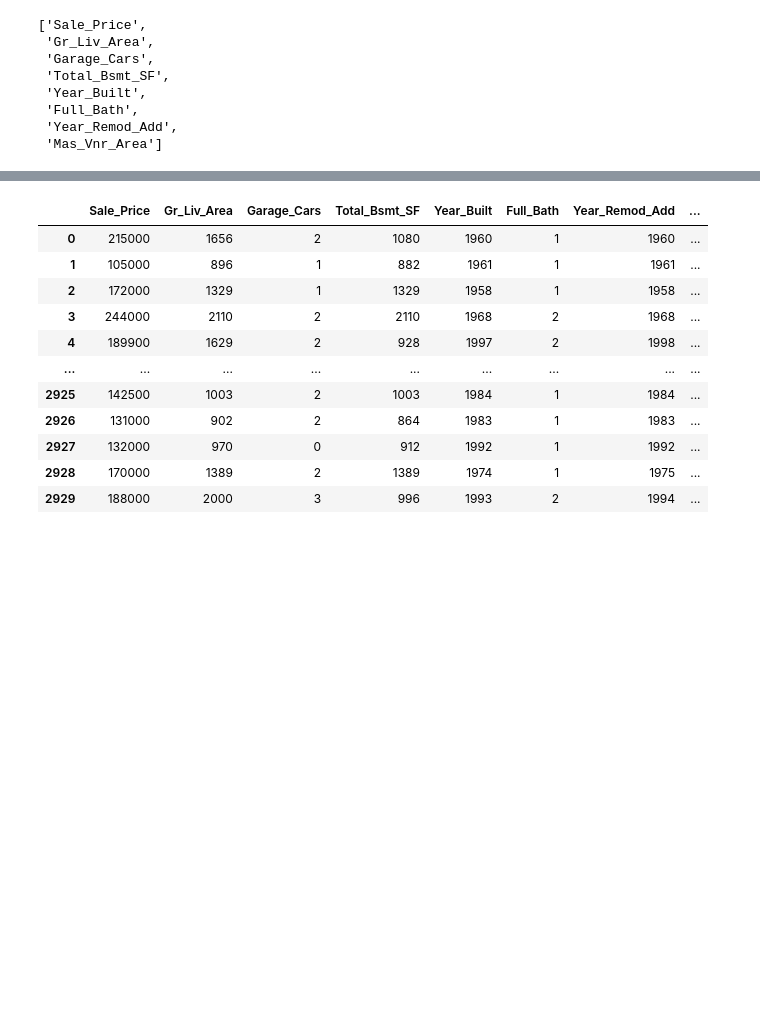
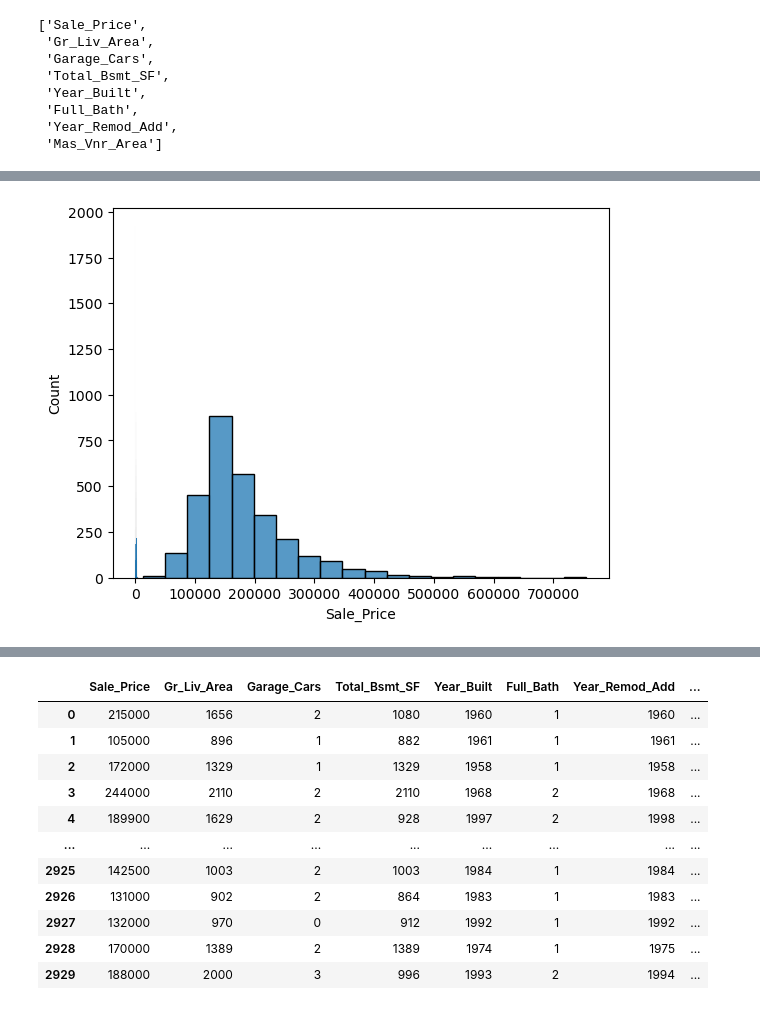
Before and after one commit to NICFRU/Advance-Machine-Learning, a Jupyter notebook: Bonus 1/Bonus1.ipynb, the cells around one changed output, grey strips where cells are left out. Drawn from its saved outputs; the diff is of its cells as text; code cells hidden in the pictures; blank space fills up the shorter version.

```diff
--- a/Bonus 1/Bonus1.ipynb
+++ b/Bonus 1/Bonus1.ipynb
@@ -100,0 +150,10 @@ df_zwischen[df_zwischen["Sale_Price"] > 0.5]["index"].to_list()
+# %%
+figure, axes = plt.subplots() # setting the number of rows and columns of the plotted diagrams
+
+cols = df_zwischen[df_zwischen["Sale_Price"] > 0.5]["index"].to_list() # extracting the column names
+# with z set to 0, iterating over the columns of the dataframe to plot all 12 diagrams using seaborns histplot method !
+z = 0
+for i in cols:
+    sns.histplot(bins=20, data=df[i])
+# %% [output]
+[figure, added]
```
Also changed, not shown: parts of 5 cells of this notebook.
